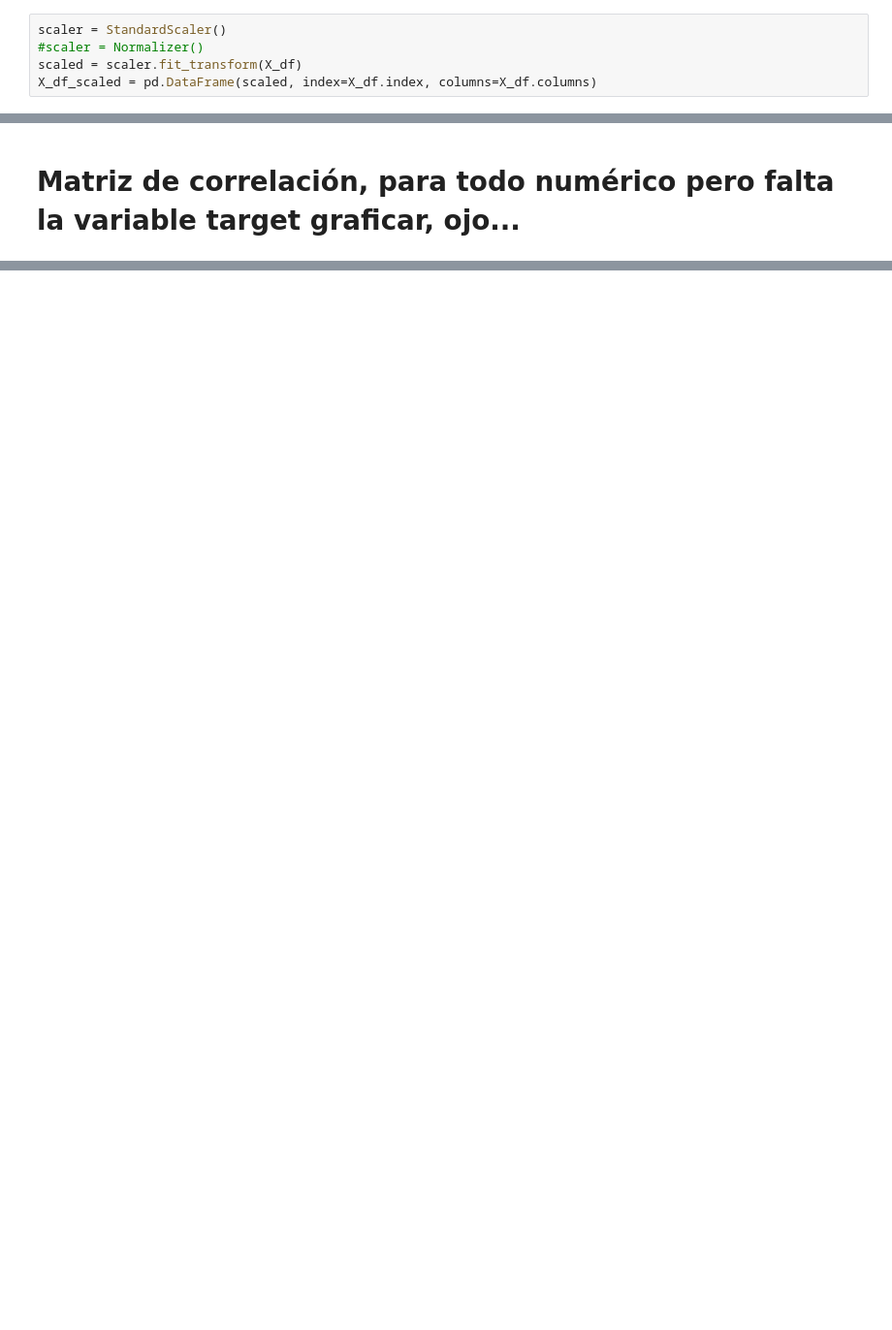
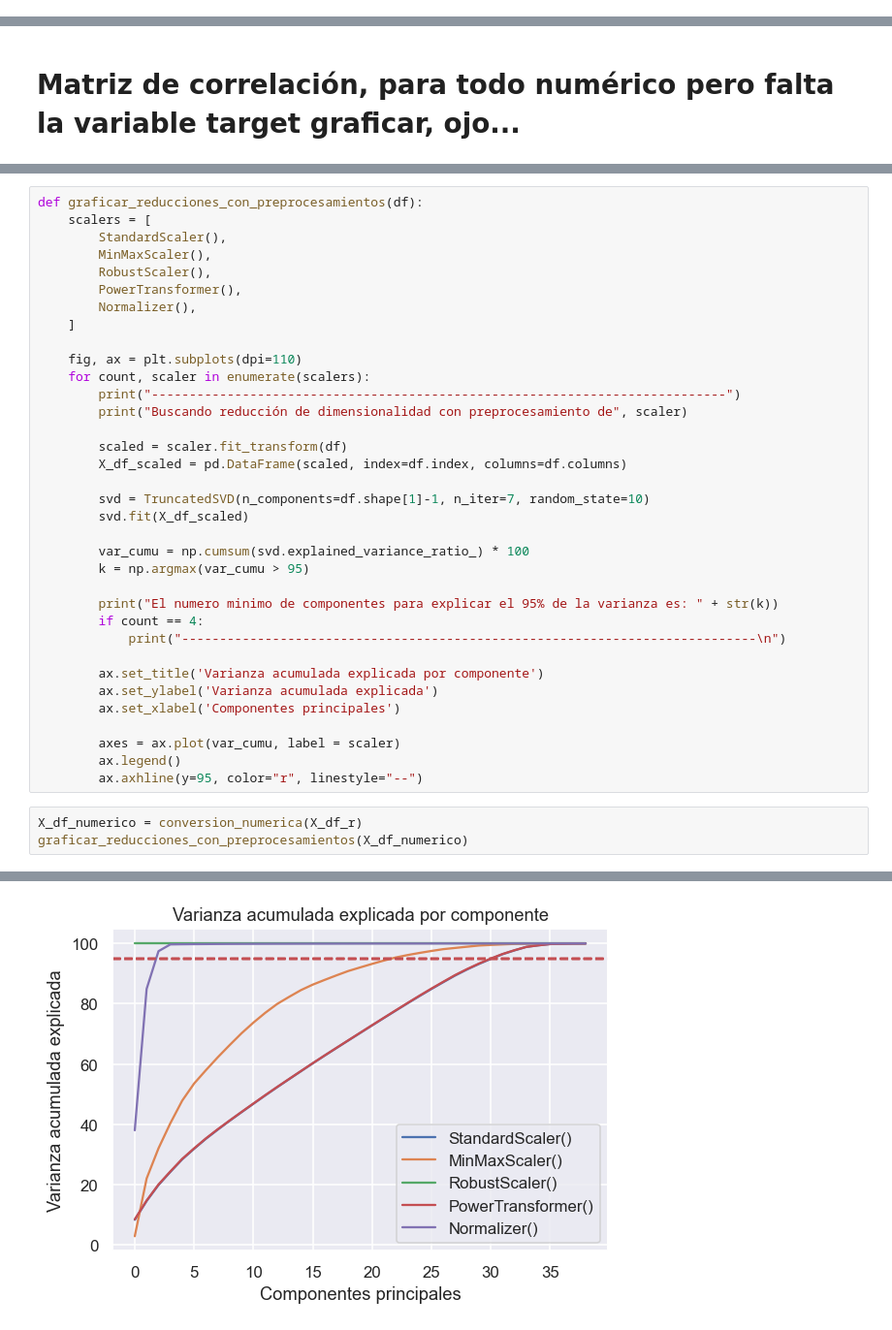
Before and after one commit to fjpacheco/machine-learning, a Jupyter notebook: parte_2/tp_FIUFIP_parte1_extras.ipynb, the cells around one changed output, grey strips where cells are left out. Shown at 97% size. Saved outputs shown, nothing was run; the diff lists cells and outputs as text; blank space fills up the shorter version.

```diff
--- a/parte_2/tp_FIUFIP_parte1_extras.ipynb
+++ b/parte_2/tp_FIUFIP_parte1_extras.ipynb
@@ -84,5 +58,0 @@ Ademas de standarizar o normalizar, tenias 3 metodos mas!!! revisar
-# %%
-scaler = StandardScaler()
-#scaler = Normalizer()
-scaled = scaler.fit_transform(X_df)
-X_df_scaled = pd.DataFrame(scaled, index=X_df.index, columns=X_df.columns)
@@ -451,0 +173,39 @@ Pero KMeans no sirve mucho sin aplicar X_reduced.. habrá que probar DBSCAN o al
+# %%
+def graficar_reducciones_con_preprocesamientos(df):
+    scalers = [
+        StandardScaler(),
+        MinMaxScaler(),
+        RobustScaler(),
+        PowerTransformer(),
+        Normalizer(),
+    ]
+
+    fig, ax = plt.subplots(dpi=110)
+    for count, scaler in enumerate(scalers):
+        print("----------------------------------------------------------------------------")
+        print("Buscando reducción de dimensionalidad con preprocesamiento de", scaler)
+
+        scaled = scaler.fit_transform(df)
+        X_df_scaled = pd.DataFrame(scaled, index=df.index, columns=df.columns)
+
+        svd = TruncatedSVD(n_components=df.shape[1]-1, n_iter=7, random_state=10)
+        svd.fit(X_df_scaled)
+
+        var_cumu = np.cumsum(svd.explained_variance_ratio_) * 100
+        k = np.argmax(var_cumu > 95)
+
+        print("El numero minimo de componentes para explicar el 95% de la varianza es: " + str(k))
+        if count == 4:
+            print("----------------------------------------------------------------------------\n")
+
+        ax.set_title('Varianza acumulada explicada por componente')
+        ax.set_ylabel('Varianza acumulada explicada')
+        ax.set_xlabel('Componentes principales')
+
+        axes = ax.plot(var_cumu, label = scaler)
+        ax.legend()
+        ax.axhline(y=95, color="r", linestyle="--")
+# %%
+X_df_numerico = conversion_numerica(X_df_r)
+graficar_reducciones_con_preprocesamientos(X_df_numerico)
+# %% [output]
@@ -451,0 +228 @@ Pero KMeans no sirve mucho sin aplicar X_reduced.. habrá que probar DBSCAN o al
+[figure, added]
```
Also changed, not shown: parts of 34 cells of this notebook, 3 other files.
